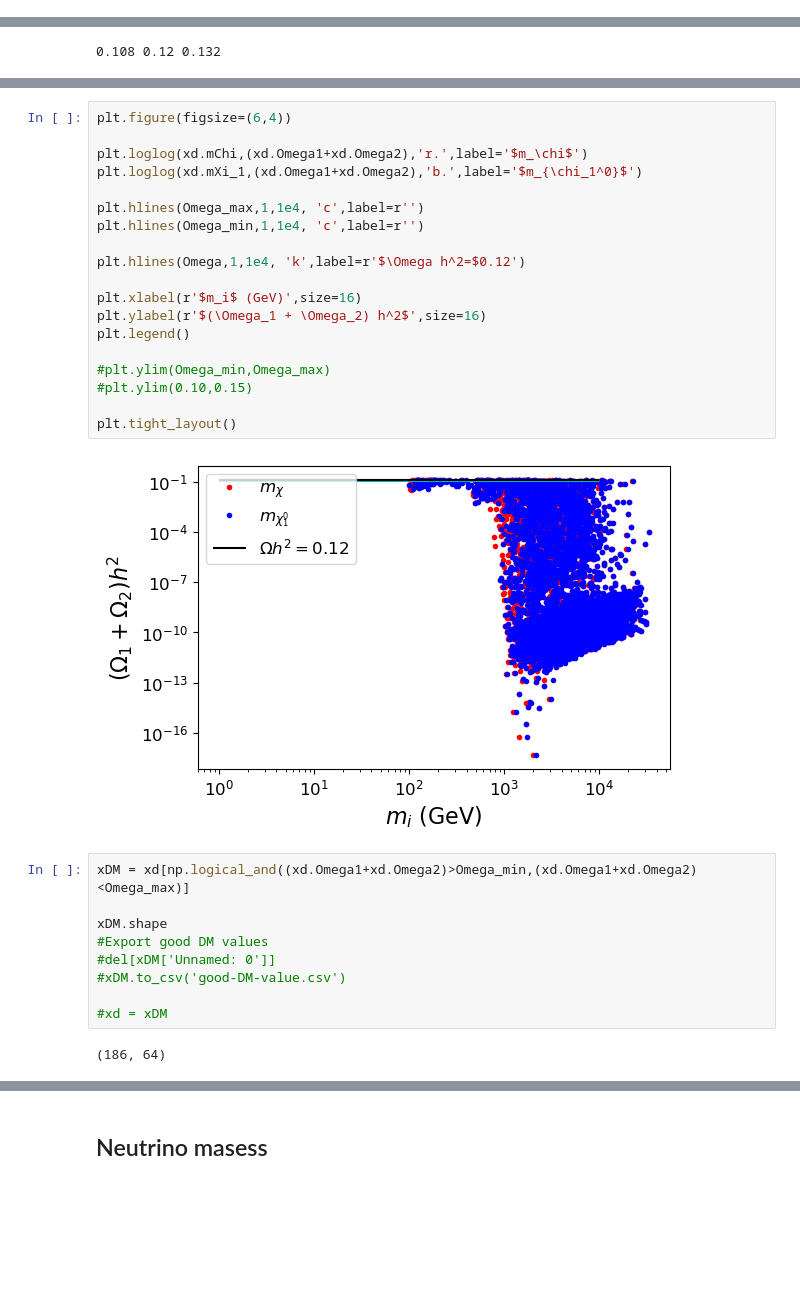
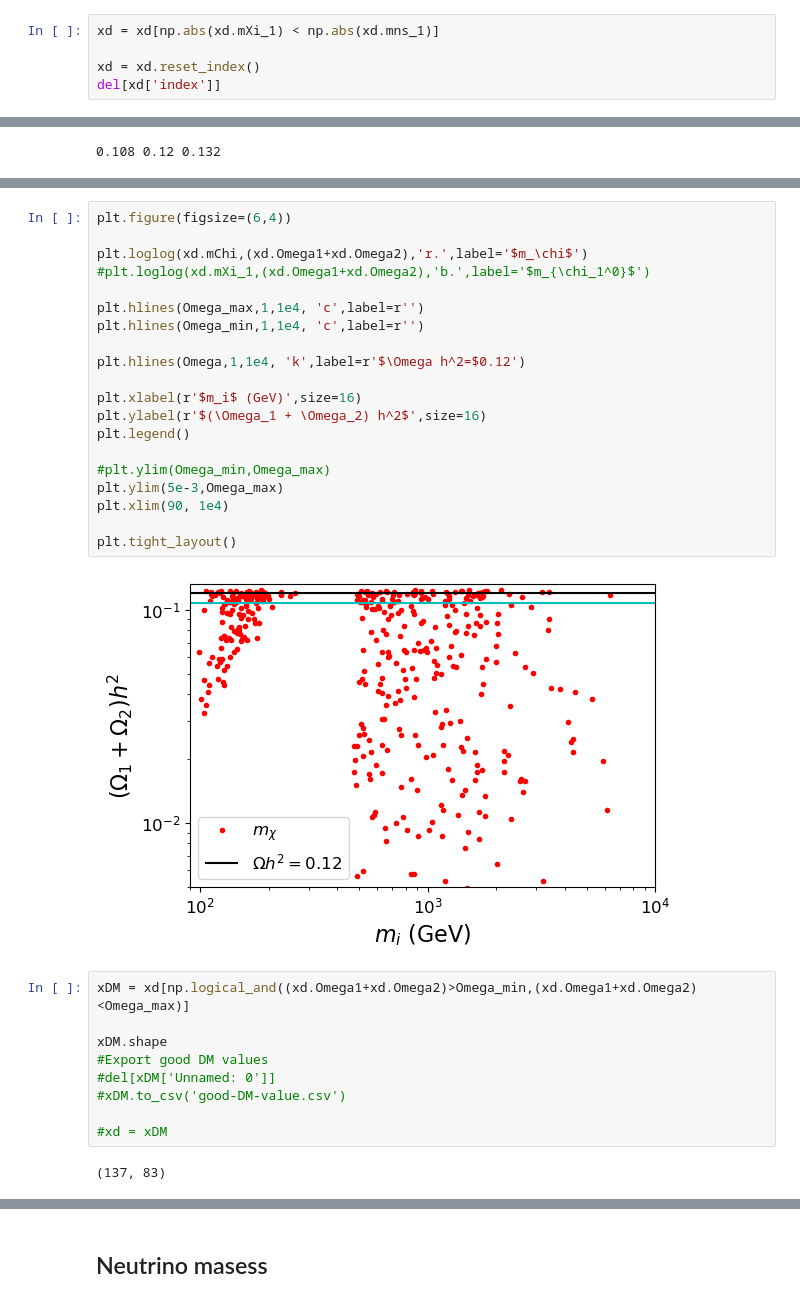
Before and after one commit to davidsuarezr/MDEO, a Jupyter notebook: random-scan-v3.ipynb, the cells around one changed output, grey strips where cells are left out. Cells and saved outputs as stored; diff of their text form; blank space fills up the shorter version.

```diff
--- a/random-scan-v3.ipynb
+++ b/random-scan-v3.ipynb
@@ -275,3 +277,8 @@ xd.shape
+# %%
+xd = xd[np.abs(xd.mXi_1) < np.abs(xd.mns_1)]
+
+xd = xd.reset_index()
+del[xd['index']]
 # %% [markdown]
 ## Dark matter $\Omega h^2$
 # %%
@@ -286,24 +317,25 @@ print( Omega_min, Omega,Omega_max)
 # %%
 plt.figure(figsize=(6,4))
 
 plt.loglog(xd.mChi,(xd.Omega1+xd.Omega2),'r.',label='$m_\chi$')
-plt.loglog(xd.mXi_1,(xd.Omega1+xd.Omega2),'b.',label='$m_{\chi_1^0}$')
+#plt.loglog(xd.mXi_1,(xd.Omega1+xd.Omega2),'b.',label='$m_{\chi_1^0}$')
 
 plt.hlines(Omega_max,1,1e4, 'c',label=r'')
 plt.hlines(Omega_min,1,1e4, 'c',label=r'')
 
 plt.hlines(Omega,1,1e4, 'k',label=r'$\Omega h^2=$0.12')
 
 plt.xlabel(r'$m_i$ (GeV)',size=16)
 plt.ylabel(r'$(\Omega_1 + \Omega_2) h^2$',size=16)
 plt.legend()
 
 #plt.ylim(Omega_min,Omega_max)
-#plt.ylim(0.10,0.15)
+plt.ylim(5e-3,Omega_max)
+plt.xlim(90, 1e4)
 
 plt.tight_layout()
 # %% [output]
-[figure, old version]
+[figure, new version]
 # %%
 xDM = xd[np.logical_and((xd.Omega1+xd.Omega2)>Omega_min,(xd.Omega1+xd.Omega2)<Omega_max)]
 
@@ -314,7 +346,7 @@ xDM.shape
 
 #xd = xDM
 # %% [output]
-(186, 64)
+(137, 83)
 # %%
 plt.figure(figsize=(6,4))
 
```
Also changed, not shown: parts of 14 cells of this notebook, 9 other files.
